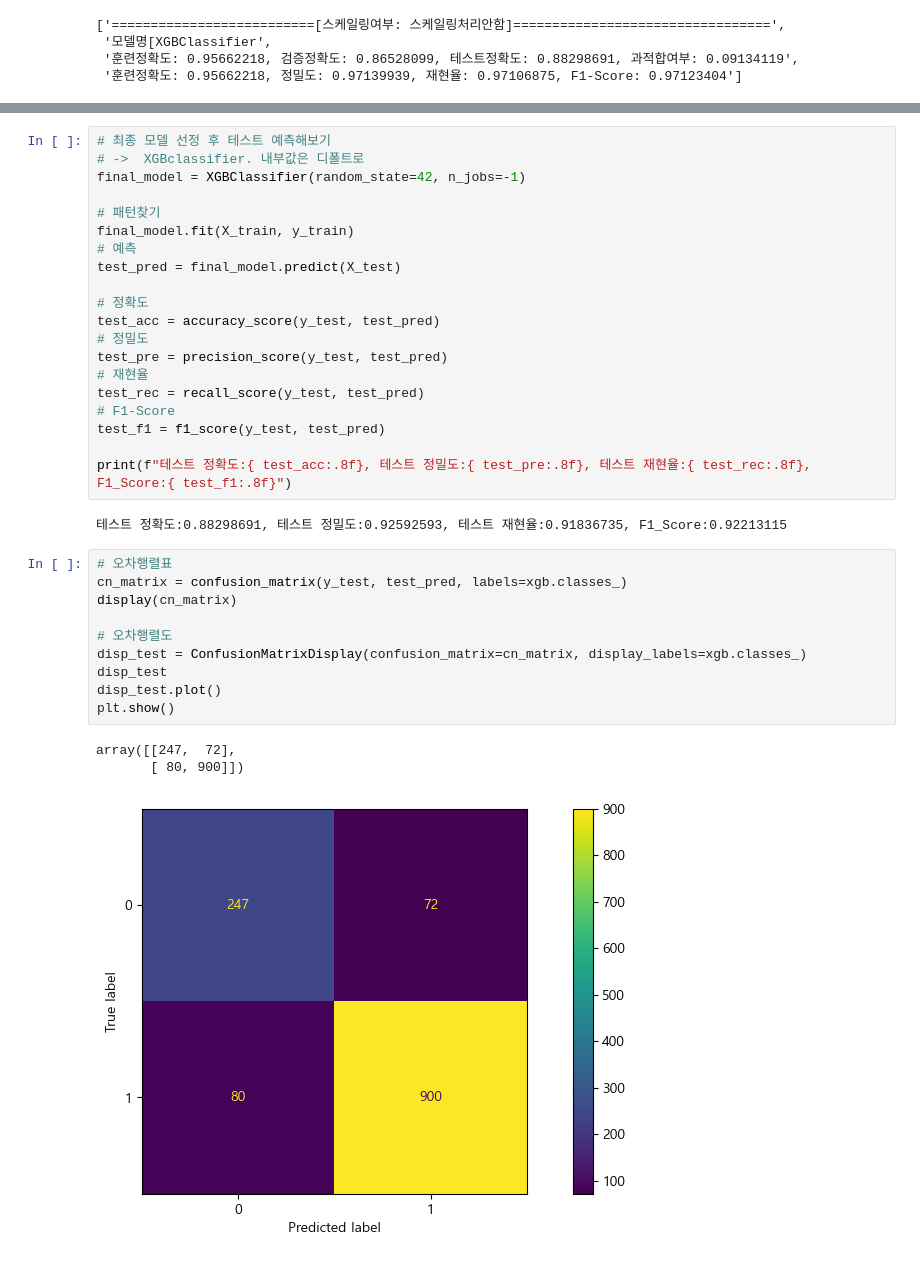
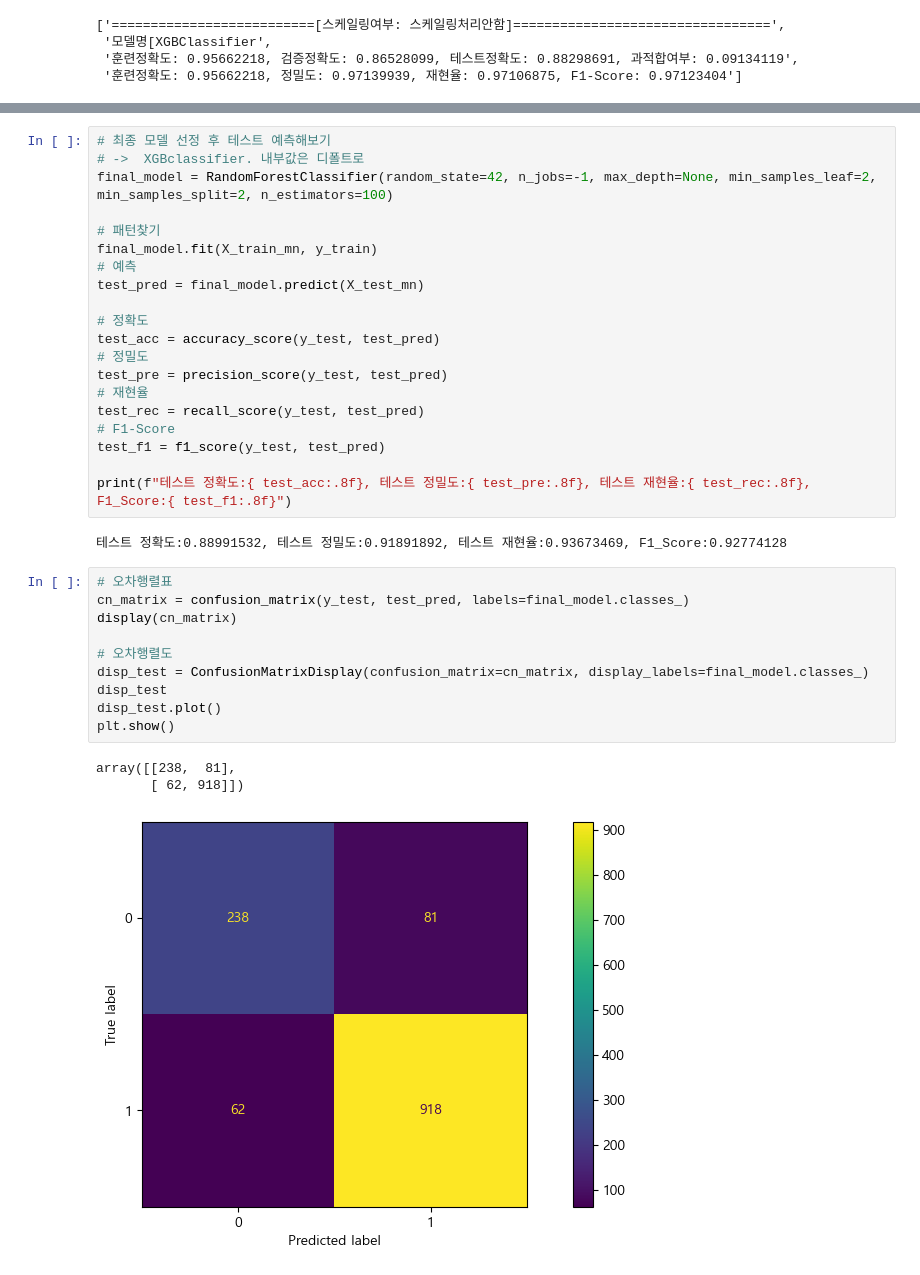
Before and after one commit to Trymind0419/01_Machine_Learning, a Jupyter notebook: 10day_Classifier_Ensemble_All/02_김채민.ipynb, the cells around one changed output, grey strips where cells are left out. Drawn from its saved outputs; the diff is of its cells as text.

```diff
--- a/10day_Classifier_Ensemble_All/02_김채민.ipynb
+++ b/10day_Classifier_Ensemble_All/02_김채민.ipynb
@@ -736,12 +722,12 @@ display(best_models)
 # %%
 # 최종 모델 선정 후 테스트 예측해보기
 # ->  XGBclassifier. 내부값은 디폴트로
-final_model = XGBClassifier(random_state=42, n_jobs=-1)
+final_model = RandomForestClassifier(random_state=42, n_jobs=-1, max_depth=None, min_samples_leaf=2, min_samples_split=2, n_estimators=100)
 
 # 패턴찾기
-final_model.fit(X_train, y_train)
+final_model.fit(X_train_mn, y_train)
 # 예측
-test_pred = final_model.predict(X_test)
+test_pred = final_model.predict(X_test_mn)
 
 # 정확도
 test_acc = accuracy_score(y_test, test_pred)
@@ -754,18 +740,18 @@ test_f1 = f1_score(y_test, test_pred)
 
 print(f"테스트 정확도:{ test_acc:.8f}, 테스트 정밀도:{ test_pre:.8f}, 테스트 재현율:{ test_rec:.8f}, F1_Score:{ test_f1:.8f}")
 # %% [output]
-테스트 정확도:0.88298691, 테스트 정밀도:0.92592593, 테스트 재현율:0.91836735, F1_Score:0.92213115
+테스트 정확도:0.88991532, 테스트 정밀도:0.91891892, 테스트 재현율:0.93673469, F1_Score:0.92774128
 # %%
 # 오차행렬표
-cn_matrix = confusion_matrix(y_test, test_pred, labels=xgb.classes_)
+cn_matrix = confusion_matrix(y_test, test_pred, labels=final_model.classes_)
 display(cn_matrix)
 
 # 오차행렬도
-disp_test = ConfusionMatrixDisplay(confusion_matrix=cn_matrix, display_labels=xgb.classes_)
+disp_test = ConfusionMatrixDisplay(confusion_matrix=cn_matrix, display_labels=final_model.classes_)
 disp_test
 disp_test.plot()
 plt.show()
 # %% [output]
-array([[247,  72],
-       [ 80, 900]])
+array([[238,  81],
+       [ 62, 918]])
-[figure, old version]
+[figure, new version]
```
Also changed, not shown: parts of 6 cells of this notebook.
